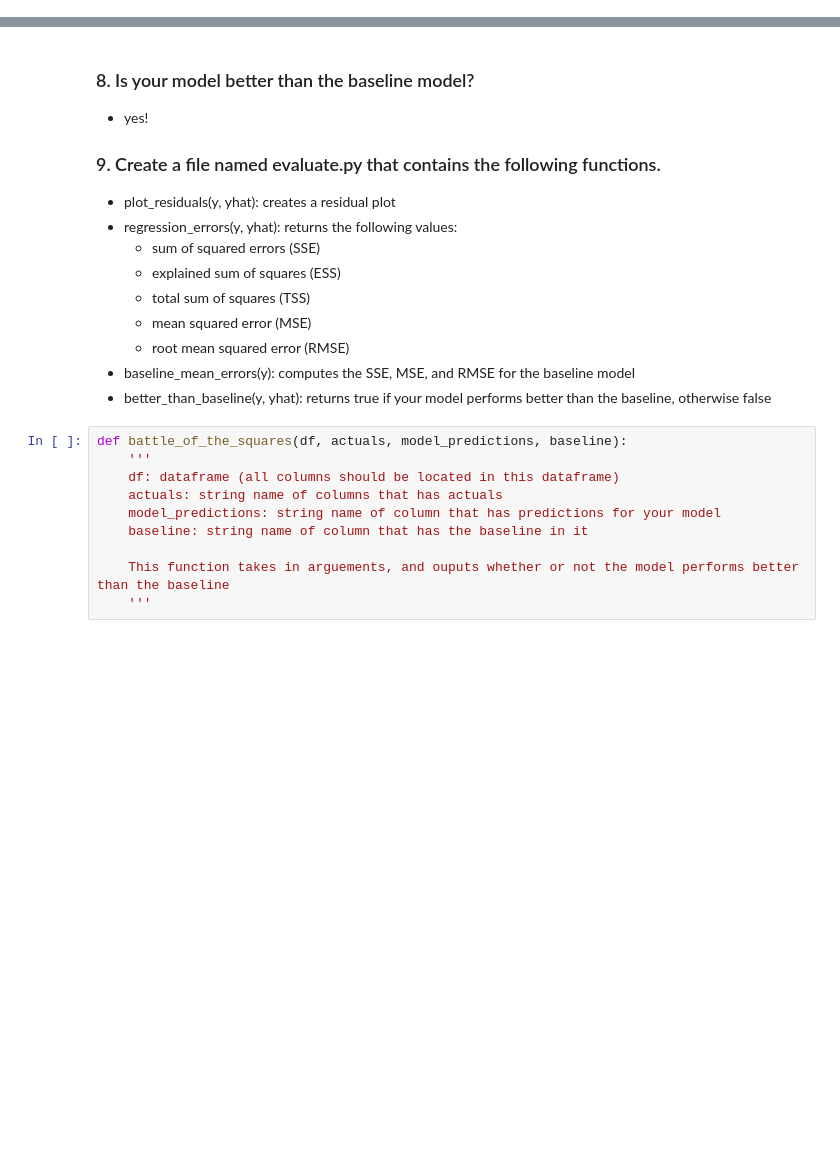
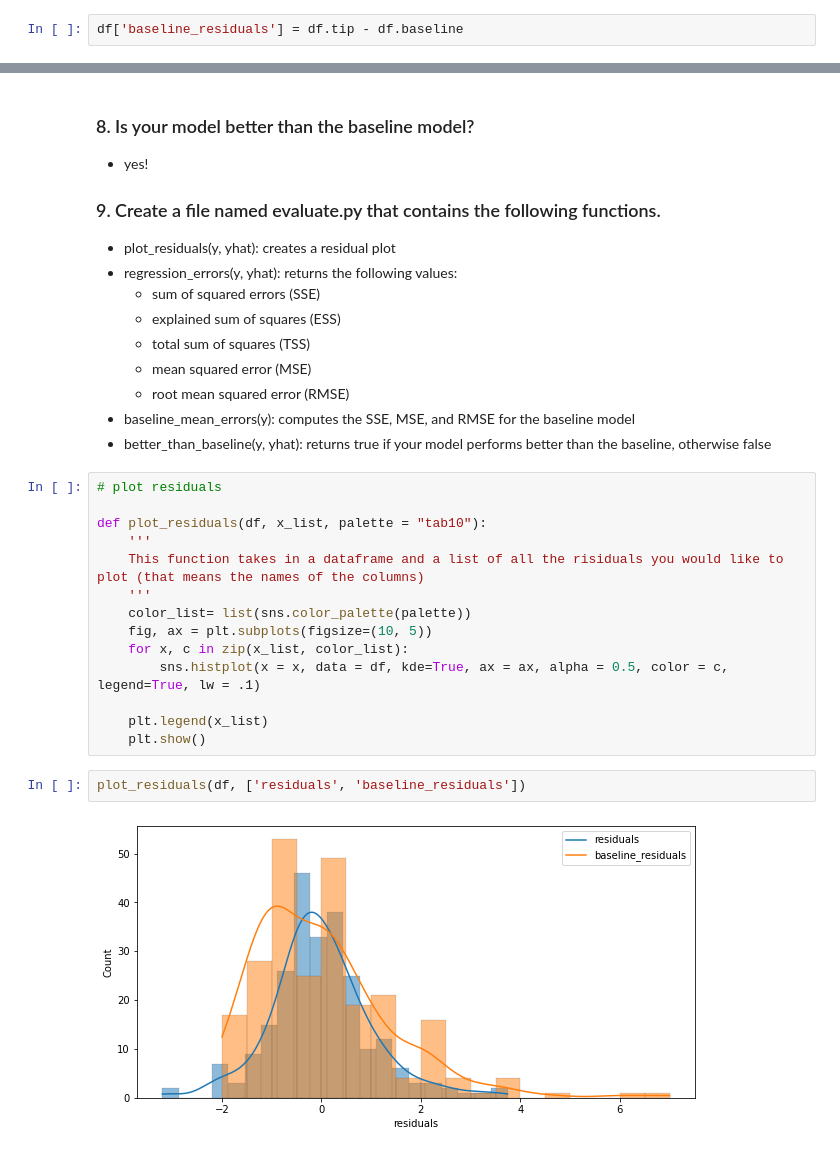
Before and after one commit to HeatherOrtegaMcMillan/regression-exercises, a Jupyter notebook: evaluate.ipynb, the cells around one changed output, grey strips where cells are left out. Saved outputs shown, nothing was run; the diff lists cells and outputs as text; blank space fills up the shorter version.

```diff
--- a/evaluate.ipynb
+++ b/evaluate.ipynb
@@ -262,6 +275,8 @@ sse_b, mse, rmse, ess, tss = hip_to_be_square(df, 'tip', 'baseline', print_out =
             -----------------------------------
             The Mean Explained Sum of Squares: 0.00
             The Total Sum of Squares: 465.21
+# %%
+df['baseline_residuals'] = df.tip - df.baseline
 # %% [markdown]
 ### 6. Write python code that compares the sum of squared errors for your model against the sum of squared errors for the baseline model and outputs whether or not your model performs better than the baseline model.
 # %%
@@ -308,13 +323,21 @@ sse_b - sse_m
     - root mean squared error (RMSE)
 - baseline_mean_errors(y): computes the SSE, MSE, and RMSE for the baseline model
 - better_than_baseline(y, yhat): returns true if your model performs better than the baseline, otherwise false
-# %%
-def battle_of_the_squares(df, actuals, model_predictions, baseline):
-    '''
-    df: dataframe (all columns should be located in this dataframe)
-    actuals: string name of columns that has actuals
-    model_predictions: string name of column that has predictions for your model
-    baseline: string name of column that has the baseline in it
-
-    This function takes in arguements, and ouputs whether or not the model performs better than the baseline
-    '''
+# %%
+# plot residuals
+
+def plot_residuals(df, x_list, palette = "tab10"):
+    '''
+    This function takes in a dataframe and a list of all the risiduals you would like to plot (that means the names of the columns)
+    '''
+    color_list= list(sns.color_palette(palette))
+    fig, ax = plt.subplots(figsize=(10, 5))
+    for x, c in zip(x_list, color_list):
+        sns.histplot(x = x, data = df, kde=True, ax = ax, alpha = 0.5, color = c, legend=True, lw = .1)
+
+    plt.legend(x_list)
+    plt.show()
+# %%
+plot_residuals(df, ['residuals', 'baseline_residuals'])
+# %% [output]
+[figure, added]
```
Also changed, not shown: parts of 27 cells of this notebook.
